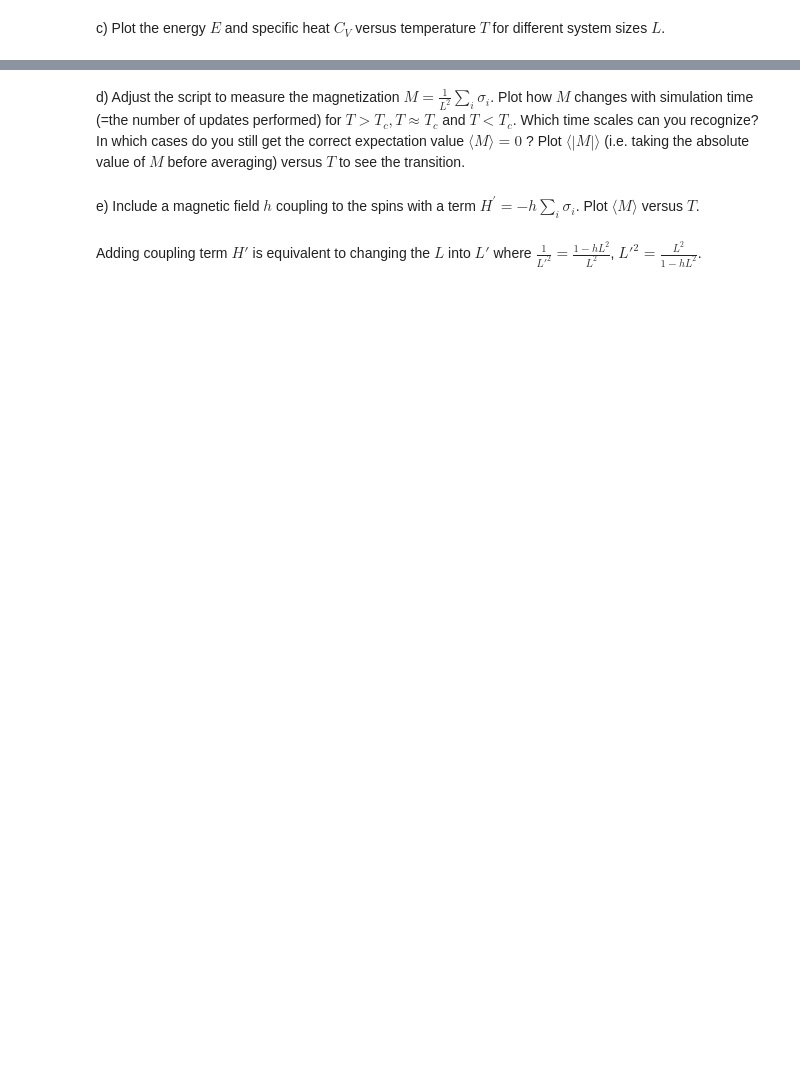
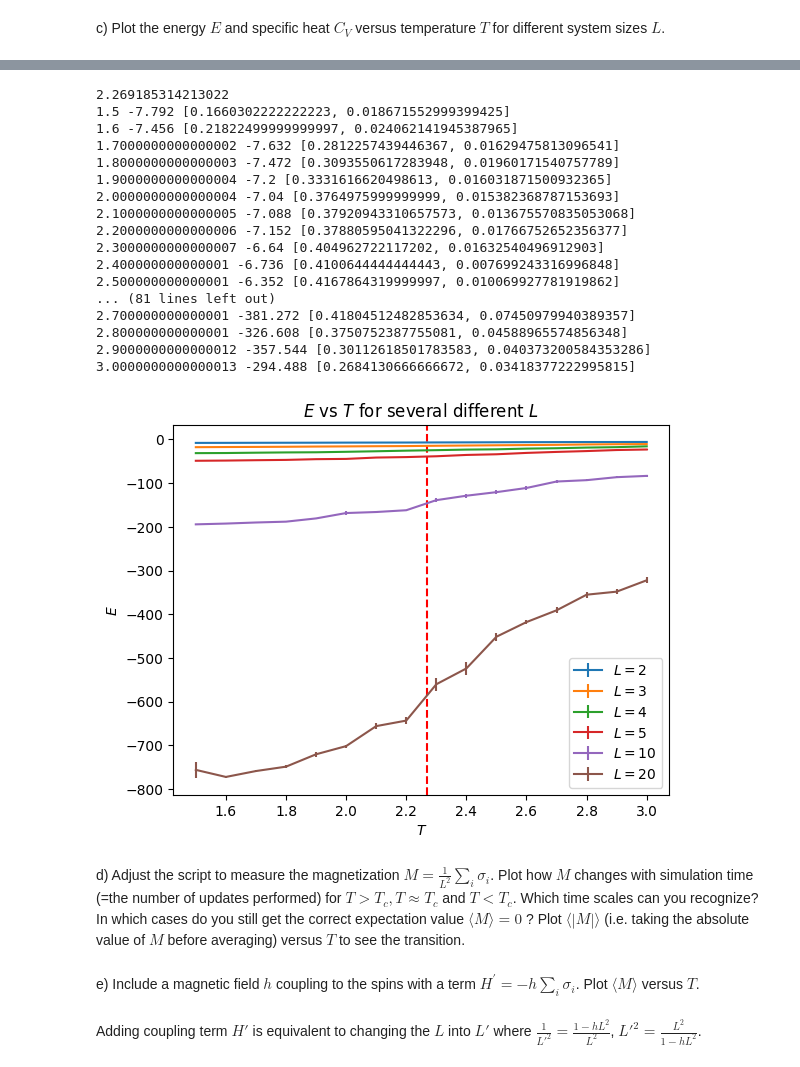
Before and after one commit to ericardomuten/TUM-PH2264, a Jupyter notebook: 1_classical_montecarlo/hw1_sub.ipynb, the cells around one changed output, grey strips where cells are left out. Drawn from its saved outputs; the diff is of its cells as text; code cells hidden in the pictures; blank space fills up the shorter version.

```diff
--- a/1_classical_montecarlo/hw1_sub.ipynb
+++ b/1_classical_montecarlo/hw1_sub.ipynb
@@ -410,3 +515,40 @@ c) Plot the energy $E$ and specific heat $C_V$ versus temperature $T$ for differ
+# %%
+Tc = 2. / np.log(1. + np.sqrt(2))
+print(Tc)
+
+L = [2, 3, 4, 5, 10, 20]
+
+for l in L:
+    _, E_list = calc_C_and_E(L=l)
+    E_list = np.array(E_list)
+
+    plt.errorbar(T_range, E_list[:, 0], E_list[:, 1], label="$L = " + str(l) + "$")
+
+plt.axvline(Tc, color='r', linestyle='--')
+plt.xlabel('$T$')
+plt.ylabel('$E$')
+plt.title("$E$ vs $T$ for several different $L$")
+plt.legend()
+plt.show()
+# %% [output]
+2.269185314213022
+1.5 -7.792 [0.1660302222222223, 0.018671552999399425]
+1.6 -7.456 [0.21822499999999997, 0.024062141945387965]
+1.7000000000000002 -7.632 [0.2812257439446367, 0.01629475813096541]
+1.8000000000000003 -7.472 [0.3093550617283948, 0.01960171540757789]
+1.9000000000000004 -7.2 [0.3331616620498613, 0.016031871500932365]
+2.0000000000000004 -7.04 [0.3764975999999999, 0.015382368787153693]
+2.1000000000000005 -7.088 [0.37920943310657573, 0.013675570835053068]
+2.2000000000000006 -7.152 [0.37880595041322296, 0.01766752652356377]
+2.3000000000000007 -6.64 [0.404962722117202, 0.01632540496912903]
+2.400000000000001 -6.736 [0.4100644444444443, 0.007699243316996848]
+2.500000000000001 -6.352 [0.4167864319999997, 0.010069927781919862]
+... (81 lines left out)
+2.700000000000001 -381.272 [0.41804512482853634, 0.07450979940389357]
+2.800000000000001 -326.608 [0.3750752387755081, 0.04588965574856348]
+2.9000000000000012 -357.544 [0.30112618501783583, 0.040373200584353286]
+3.0000000000000013 -294.488 [0.2684130666666672, 0.03418377222995815]
+[figure, added]
 # %% [markdown]
 d) Adjust the script to measure the magnetization $M=\frac{1}{L^2} \sum_i \sigma_i$. Plot how $M$ changes with simulation time (=the number of updates performed) for $T>T_c, T \approx T_c$ and $T<T_c$. Which time scales can you recognize? In which cases do you still get the correct expectation value $\langle M\rangle=0$ ? Plot $\langle|M|\rangle$ (i.e. taking the absolute value of $M$ before averaging) versus $T$ to see the transition.
 # %%
```
Also changed, not shown: parts of 7 cells of this notebook, 1 other file.
